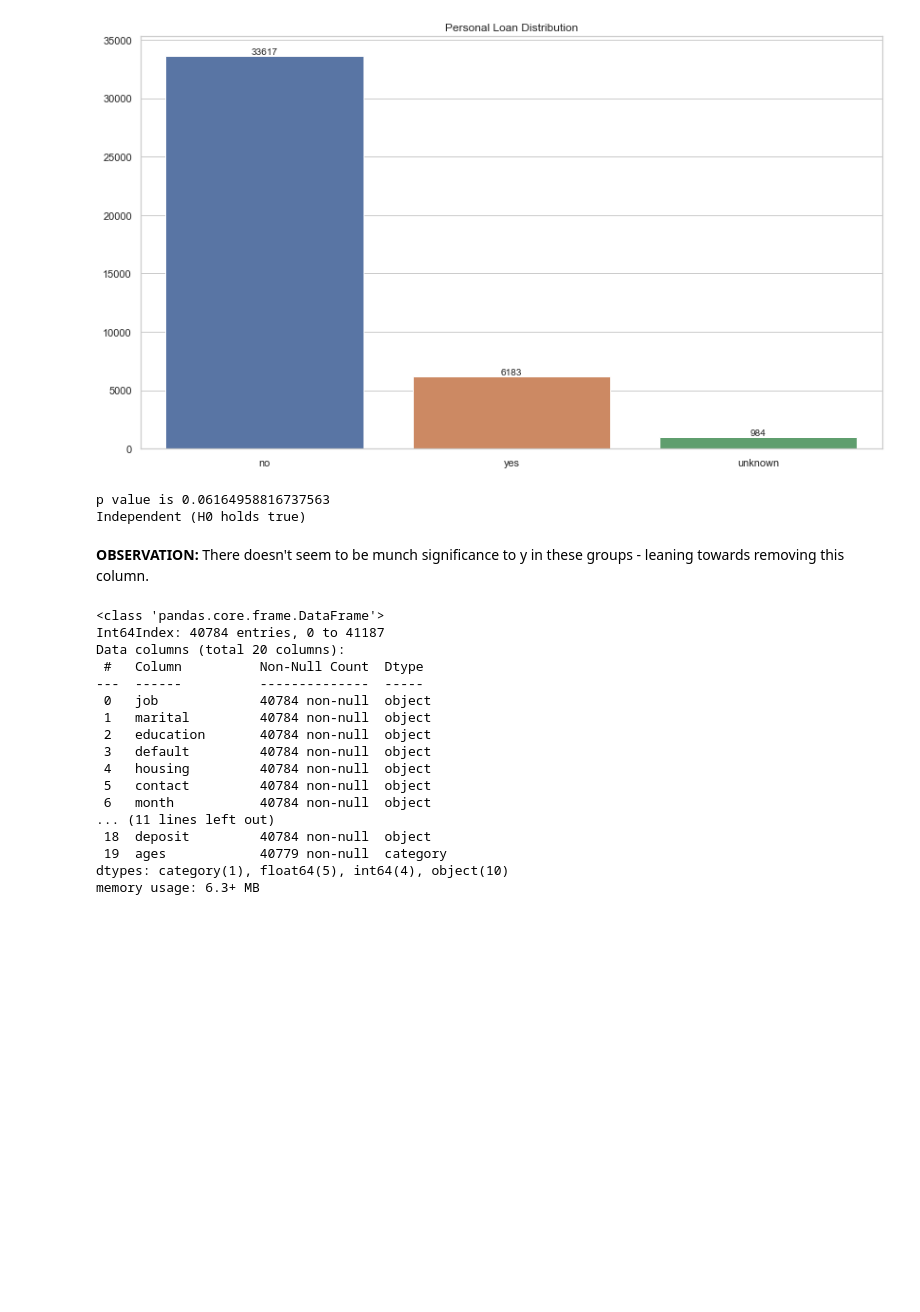
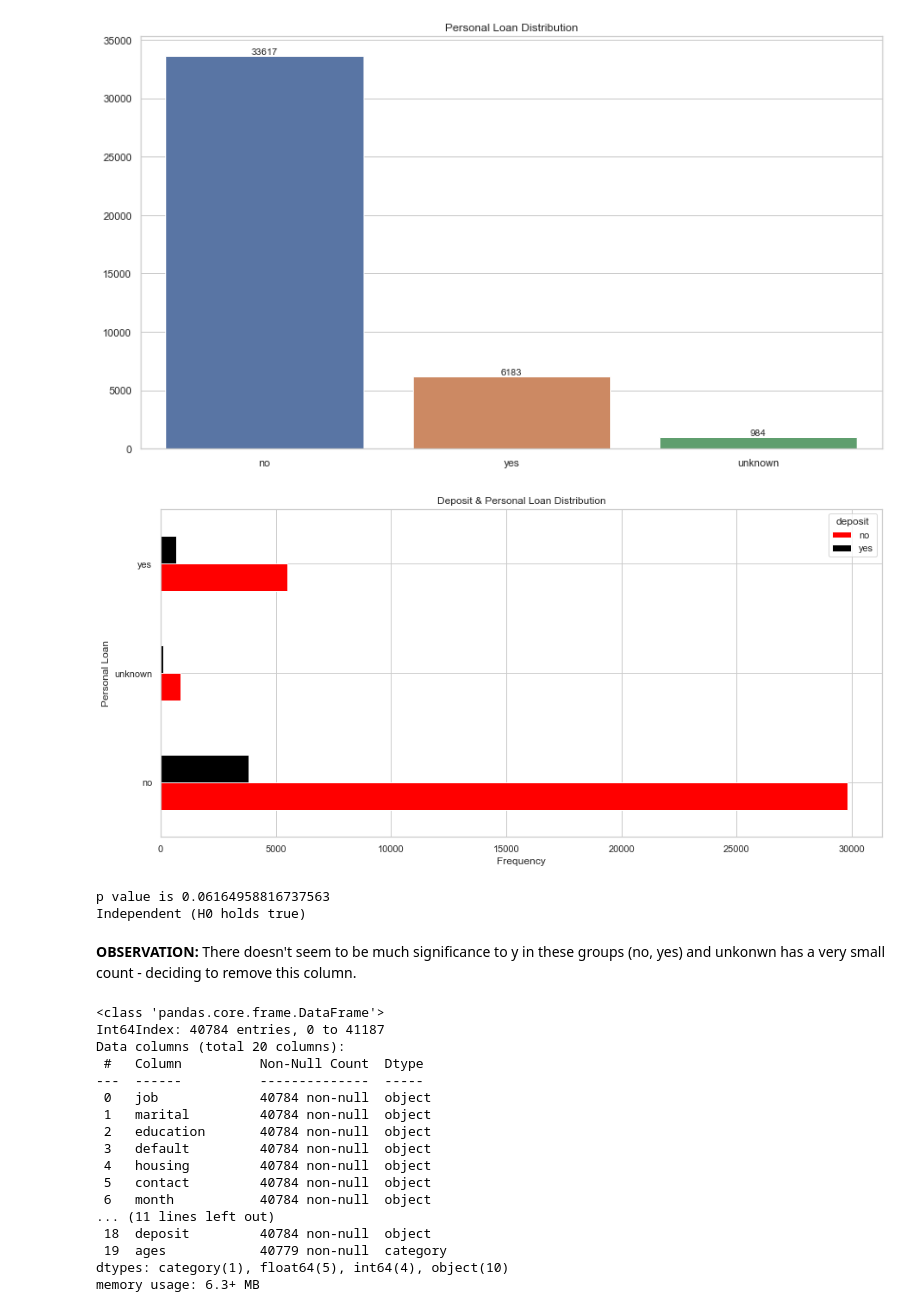
Before and after one commit to leonyi/zero-to-ml_ai-mastery, a Jupyter notebook: practical-application3-comparing-classifiers/comparing-classifiers.ipynb, the cells around one changed output. Saved outputs shown, nothing was run; the diff lists cells and outputs as text; code cells hidden in the pictures; blank space fills up the shorter version.

```diff
--- a/practical-application3-comparing-classifiers/comparing-classifiers.ipynb
+++ b/practical-application3-comparing-classifiers/comparing-classifiers.ipynb
@@ -467,4 +518,12 @@ marital_vs_deposit_df.plot.bar(title="Marital Staus vs Deposit");
 plot_dist_sns(data['loan'],"Personal Loan Distribution")
 # %% [output]
 [figure]
+# %%
+pd.crosstab(data['loan'],data['deposit']).plot(kind="barh",figsize=(15,7),color=['#ff0000','#000000'])
+plt.title('Deposit & Personal Loan Distribution')
+plt.xlabel('Frequency')
+plt.ylabel('Personal Loan')
+plt.show()
+# %% [output]
+[figure, added]
 # %%
@@ -477,7 +536,7 @@ calc_significance(loan_vs_deposit_df)
 p value is 0.06164958816737563
 Independent (H0 holds true)
 # %% [markdown]
-**OBSERVATION:** There doesn't seem to be munch significance to y in these groups - leaning towards removing this column.
+**OBSERVATION:** There doesn't seem to be much significance to y in these groups (no, yes) and unkonwn has a very small count - deciding to remove this column.
 # %%
 # Getting rid of loan feature.
 data = data.drop('loan', axis=1)
```
Also changed, not shown: parts of 32 cells of this notebook, 1 other file.
